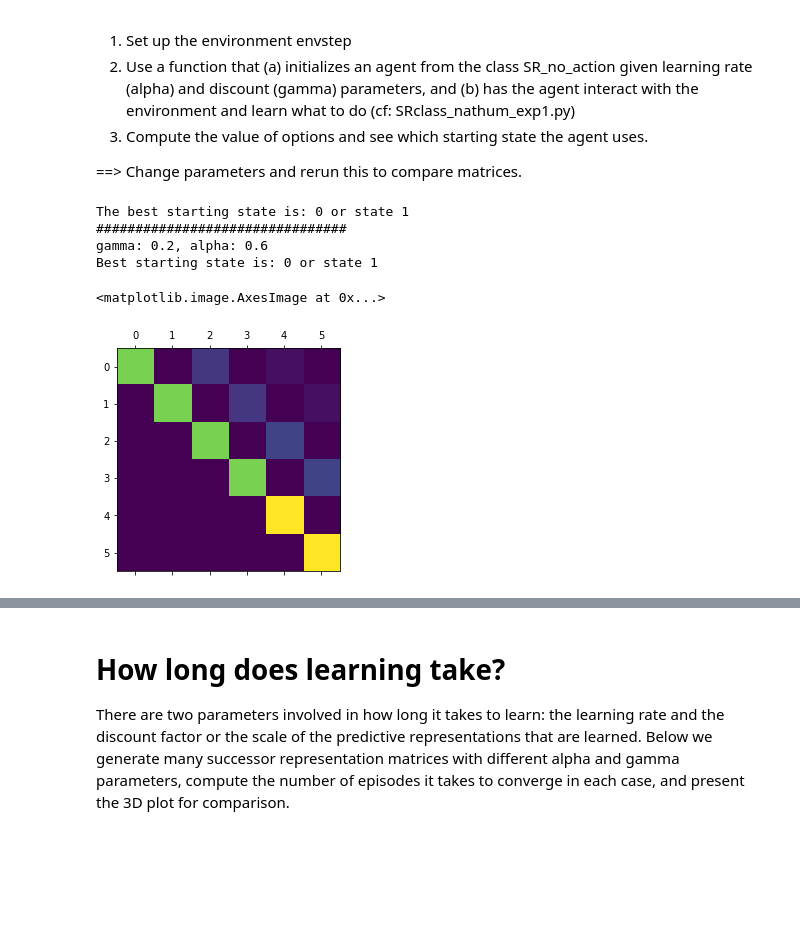
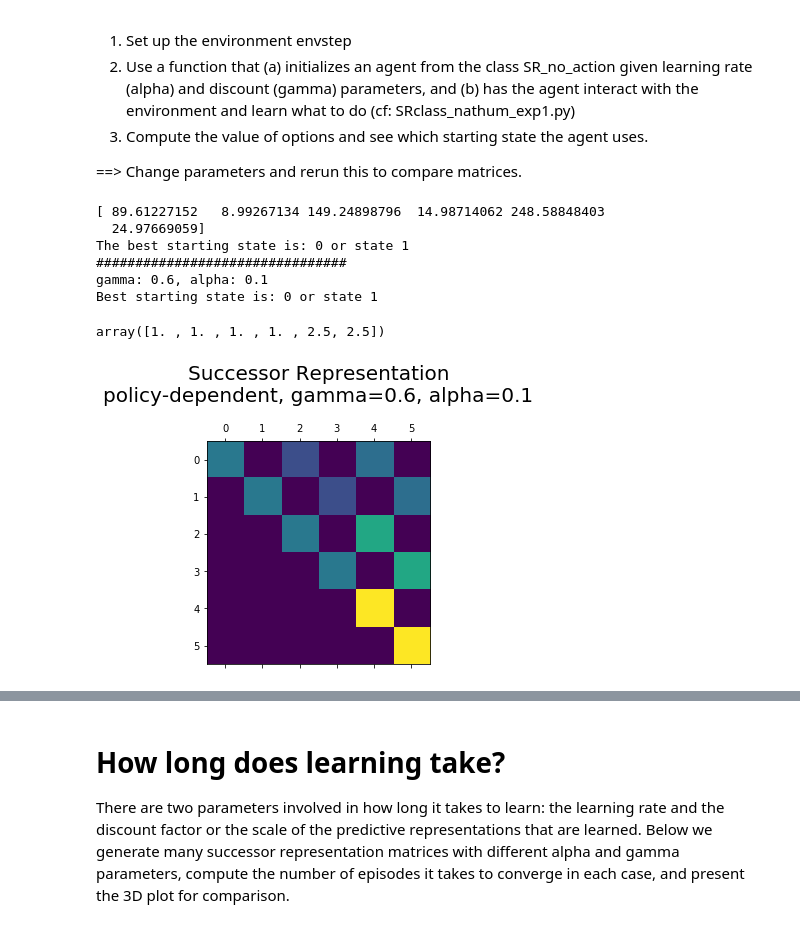
Before and after one commit to idamomen/MIND2019_IM_RL_SR, a Jupyter notebook: SRDyna_NatHumBeh_Exp1_learning.ipynb, the cells around one changed output, grey strips where cells are left out. Cells and saved outputs as stored; diff of their text form; code cells hidden in the pictures; blank space fills up the shorter version.

```diff
--- a/SRDyna_NatHumBeh_Exp1_learning.ipynb
+++ b/SRDyna_NatHumBeh_Exp1_learning.ipynb
@@ -34,25 +35,35 @@ ida_envs.plot_env1() # POP UP WINDOW ALERT!
 ==> Change parameters and rerun this to compare matrices.
 # %%
 # Set discount factor & learning rate
-gamma, alpha = 0.2, .6
+gamma, alpha = 0.6, .1
 
 # 1) create the environment
 envstep = ida_envs.generate_nathumbeh_env1()
 
 # 2) create SR agent, let it learn the environment
 M, W, mem, total_episodes = SRDyna_nathum_exp1(envstep, gamma, alpha)
 
 # 3) compute value using SR & value weights
 v=M@W
+print(v)
 print(f'The best starting state is: {np.argmax([v[0],v[1]])} or state {np.argmax([v[0],v[1]])+1}')
 print('################################')
 print(f'gamma: {gamma}, alpha: {alpha}')
 print(f'Best starting state is: {np.argmax([v[0],v[1]])} or state {np.argmax([v[0],v[1]])+1}')
 plt.matshow(M)
+plt.title(f'Successor Representation\npolicy-dependent, gamma={gamma}, alpha={alpha}\n', fontsize=20)
+
+
+
+# get the eigenvector of the policy dependent successor representation
+we2, ve2 = np.linalg.eig(M)
+we2
 # %% [output]
+[ 89.61227152   8.99267134 149.24898796  14.98714062 248.58848403
+  24.97669059]
 The best starting state is: 0 or state 1
 ################################
-gamma: 0.2, alpha: 0.6
+gamma: 0.6, alpha: 0.1
 Best starting state is: 0 or state 1
-<matplotlib.image.AxesImage at 0x...>
+array([1. , 1. , 1. , 1. , 2.5, 2.5])
-[figure, old version]
+[figure, new version]
```
Also changed, not shown: parts of 5 cells of this notebook.
